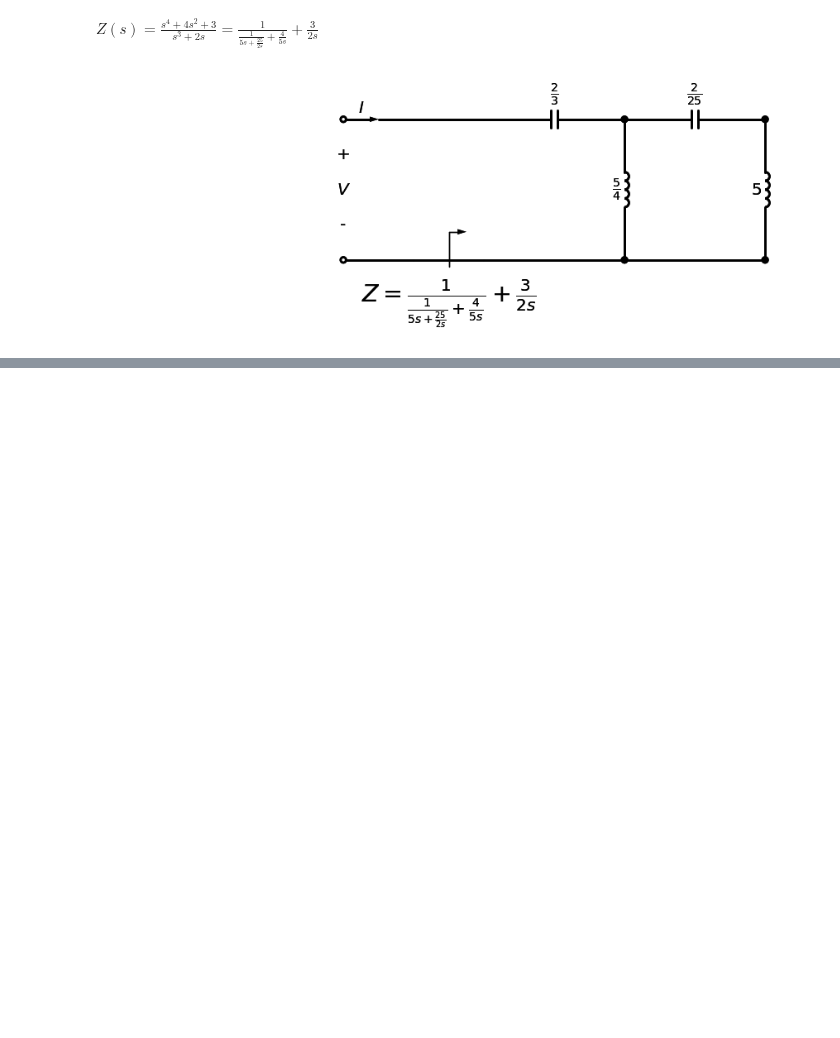
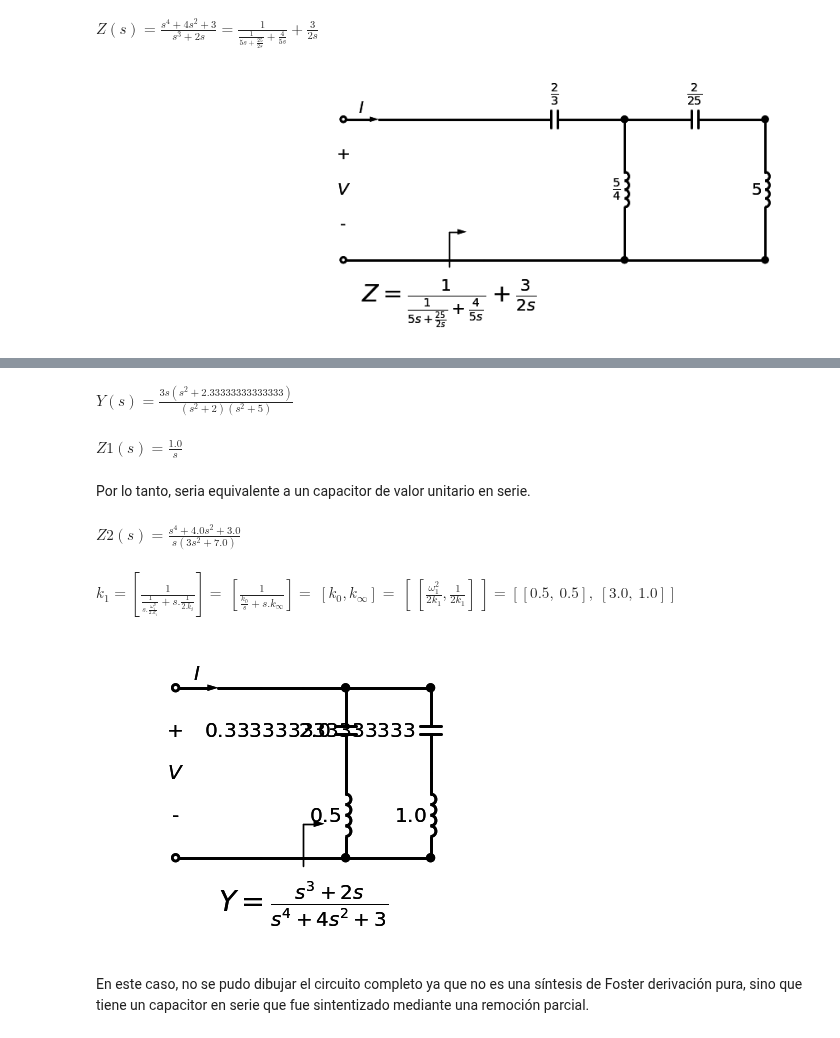
Before and after one commit to dlugano32/TC2_2023_Lugano, a Jupyter notebook: Tareas_Semanales/TS9/TS9.ipynb, the cells around one changed output, grey strips where cells are left out. Saved outputs shown, nothing was run; the diff lists cells and outputs as text; code cells hidden in the pictures; blank space fills up the shorter version.

```diff
--- a/Tareas_Semanales/TS9/TS9.ipynb
+++ b/Tareas_Semanales/TS9/TS9.ipynb
@@ -159,0 +165,45 @@ $\displaystyle Z(s)=\frac{s^{4} + 4 s^{2} + 3}{s^{3} + 2 s}=\frac{1}{\frac{1}{5
+# %%
+YY = (3*s*(s**2+7/3))/((s**2+2)*(s**2+5))
+print_latex(a_equal_b_latex_s('Y(s)', YY))
+# %% [output]
+$\displaystyle Y(s)=\frac{3 s \left(s^{2} + 2.33333333333333\right)}{\left(s^{2} + 2\right) \left(s^{2} + 5\right)}$
+# %%
+k0, Z1 = remover_polo_dc(1/ YY, omega_zero= 1)
+print_latex(a_equal_b_latex_s('Z1(s)', Z1))
+# %% [output]
+$\displaystyle Z1(s)=\frac{1.0}{s}$
+# %% [markdown]
+Por lo tanto, seria equivalente a un capacitor de valor unitario en serie.
+# %%
+Z2=(1/YY)-Z1
+Z2=sp.expand(Z2)
+Z2=sp.simplify(Z2)
+
+print_latex(a_equal_b_latex_s('Z2(s)', Z2))
+# %% [output]
+$\displaystyle Z2(s)=\frac{s^{4} + 4.0 s^{2} + 3.0}{s \left(3 s^{2} + 7.0\right)}$
+# %%
+Y2=1/Z2
+
+k0, koo, ki_wi, _ , YY = foster(Y2)
+
+
+print_latex(a_equal_b_latex_s(r'k_1 = \left[ \frac{1}{ \frac{1}{s. \frac{\omega_i^2}{2.k_i} } + s . \frac{1}{2.k_i} } \right]  = \
+                                             \left[ \frac{1}{ \frac{k_0}{s} + s . k_\infty } \right] = \
+                                             \left[ k_0, k_\infty \right] = \
+                                       \left[ \
+                                             \left[ \frac{\omega_1^2}{2k_1}, \frac{1}{2k_1} \right] \
+                                       \right]', ki_wi ))
+# %% [output]
+$\displaystyle k_1 = \left[ \frac{1}{ \frac{1}{s. \frac{\omega_i^2}{2.k_i} } + s . \frac{1}{2.k_i} } \right]  = \
+                                             \left[ \frac{1}{ \frac{k_0}{s} + s . k_\infty } \right] = \
+                                             \left[ k_0, k_\infty \right] = \
+                                       \left[ \
+                                             \left[ \frac{\omega_1^2}{2k_1}, \frac{1}{2k_1} \right] \
+                                       \right]=\left[ \left[ 0.5, \  0.5\right], \  \left[ 3.0, \  1.0\right]\right]$
+# %%
+dibujar_foster_derivacion(k0, koo, ki_wi, y_exc = Y)
+# %% [output]
+[figure, added]
+# %% [markdown]
+En este caso, no se pudo dibujar el circuito completo ya que no es una síntesis de Foster derivación pura, sino que tiene un capacitor en serie que fue sintentizado mediante una remoción parcial.
```
Also changed, not shown: parts of 2 cells of this notebook.
